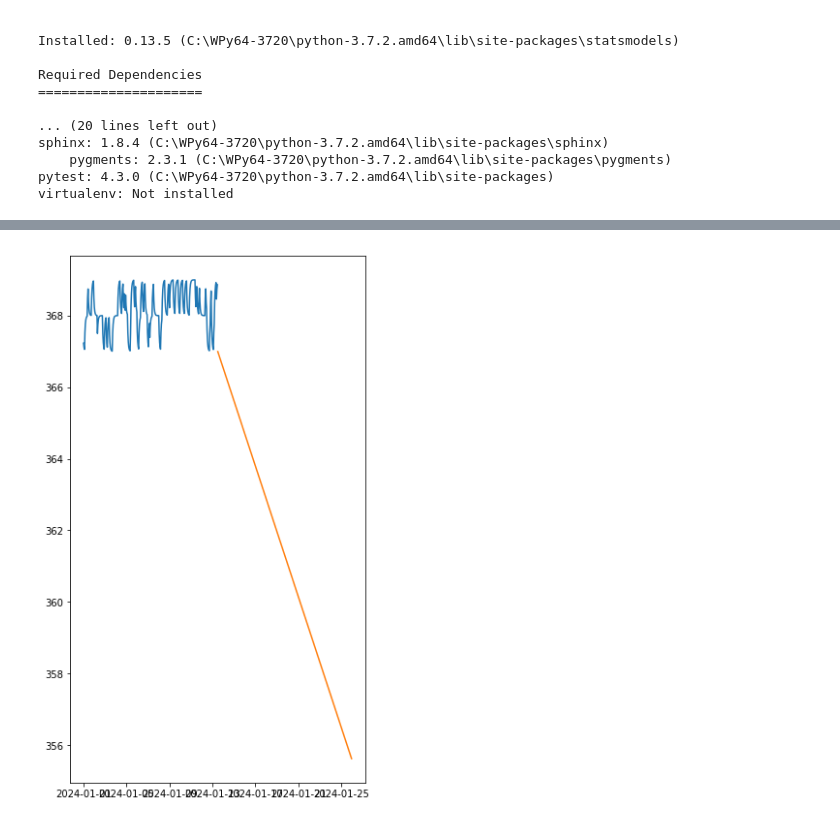
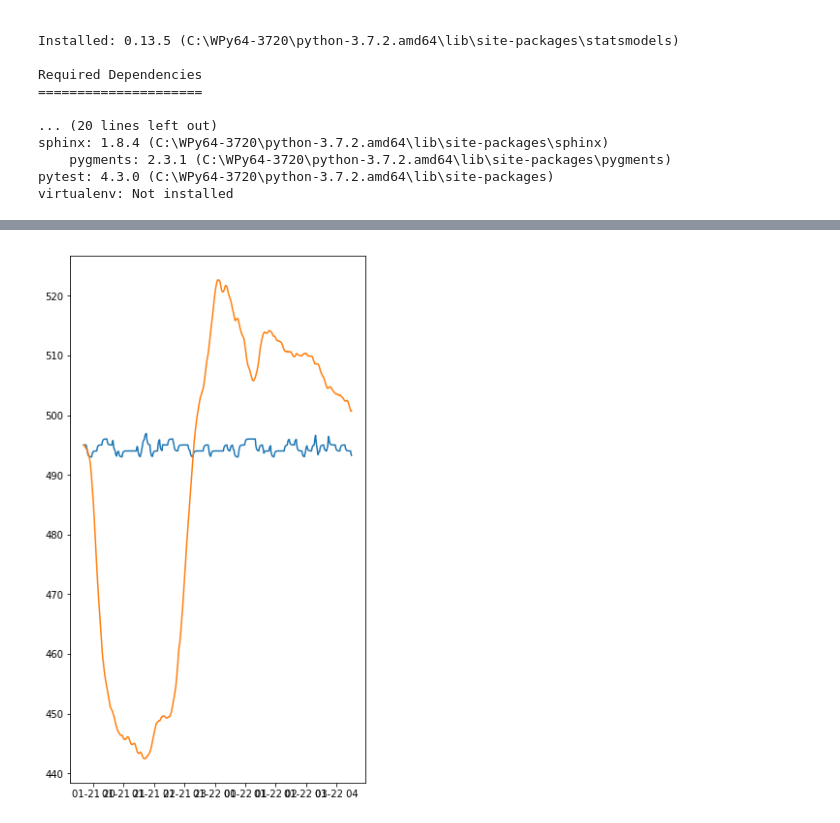
Before and after one commit to A101110/models, a Jupyter notebook: Exponential_pred.ipynb, the cells around one changed output, grey strips where cells are left out. Cells and saved outputs as stored; diff of their text form; code cells hidden in the pictures.

Commit message:
exponential sequence analysys for multiple sequences

```diff
--- a/Exponential_pred.ipynb
+++ b/Exponential_pred.ipynb
@@ -61,23 +61,3 @@ def df_test(frame_col):
     else:
         print("Слабые доказательства против нулевой гипотезы, ряд не является стационарным.")
         return False
-# %%
-start = datetime.datetime.now()
-timer_train = []
-timer_test = []
-batch_train = []
-batch_test = []
-n = 4000
-border = 4300
-num = 4600
-for i in range (0, border-n):
-    timer_train.append(pd.to_datetime((sheet.cell(row = i+n, column = 8).value)))
-    batch_train.append(float(sheet.cell(row = i+n, column = 2).value))
-for j in range (border-n, num-n):
-    timer_test.append(pd.to_datetime((sheet.cell(row = i+n, column = 8).value)))
-    batch_test.append(float(sheet.cell(row = j+n, column = 2).value))
-print(len(batch_train), len(batch_test))
-plt.plot(batch_train)
-plt.show()
-plt.plot(batch_test)
-plt.show()
@@ -168 +218,16 @@ predictions4 = pd.Series(forecast4.values, index=df2["flow1"].index)
+# %%
+period = 1440
+fit1 = ExponentialSmoothing(
+    df1['temp5'],
+    use_boxcox=False,
+    damped_trend=True,
+    initialization_method="heuristic",
+    seasonal_periods = period,
+    trend="add",
+    seasonal="add",
+).fit()
+# %%
+forecast1 = fit1.forecast(len(df2['temp5']))
+# %%
+predictions1 = pd.Series(forecast1.values, index=df2["temp5"].index)
 # %%
@@ -188,7 +239,7 @@ Freq: H, Length: 300, dtype: float64
 # %%
 
 figure = pylab.subplot(1,2,2)
-figure1 = pylab.plot(df1['flow1'], label = "истинные значения")
-figure2 = pylab.plot(forecast1, label = "прогноз 1")
+figure1 = pylab.plot(df2['temp5'], label = "истинные значения")
+figure2 = pylab.plot(predictions1, label = "прогноз 1")
 # %% [output]
-[figure, old version]
+[figure, new version]
```
Also changed, not shown: parts of 10 cells of this notebook.
